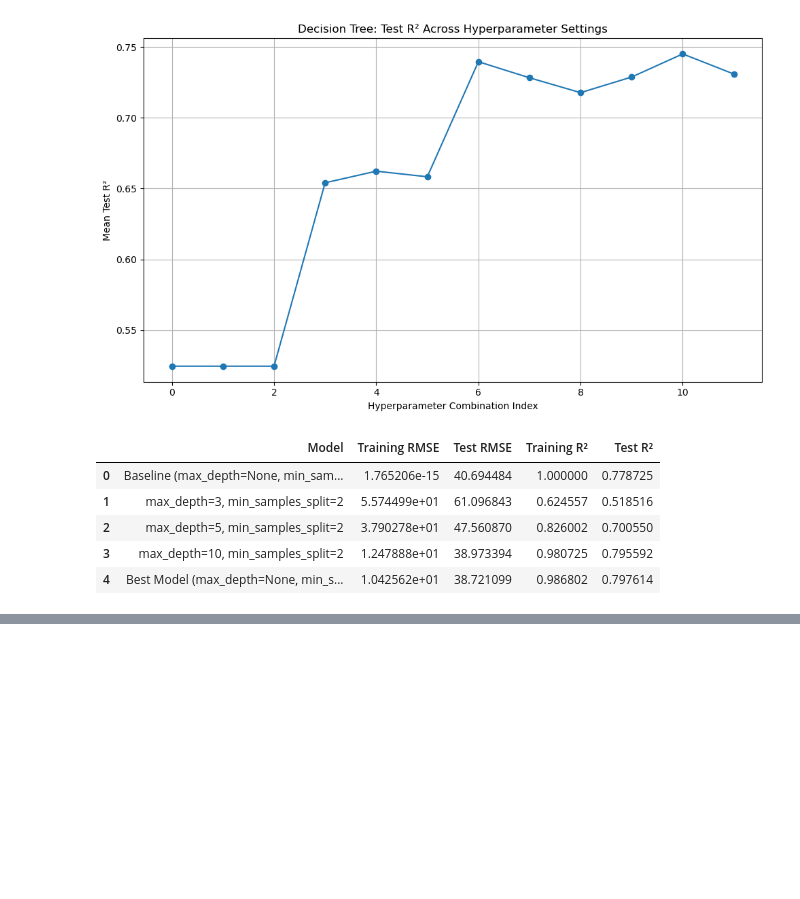
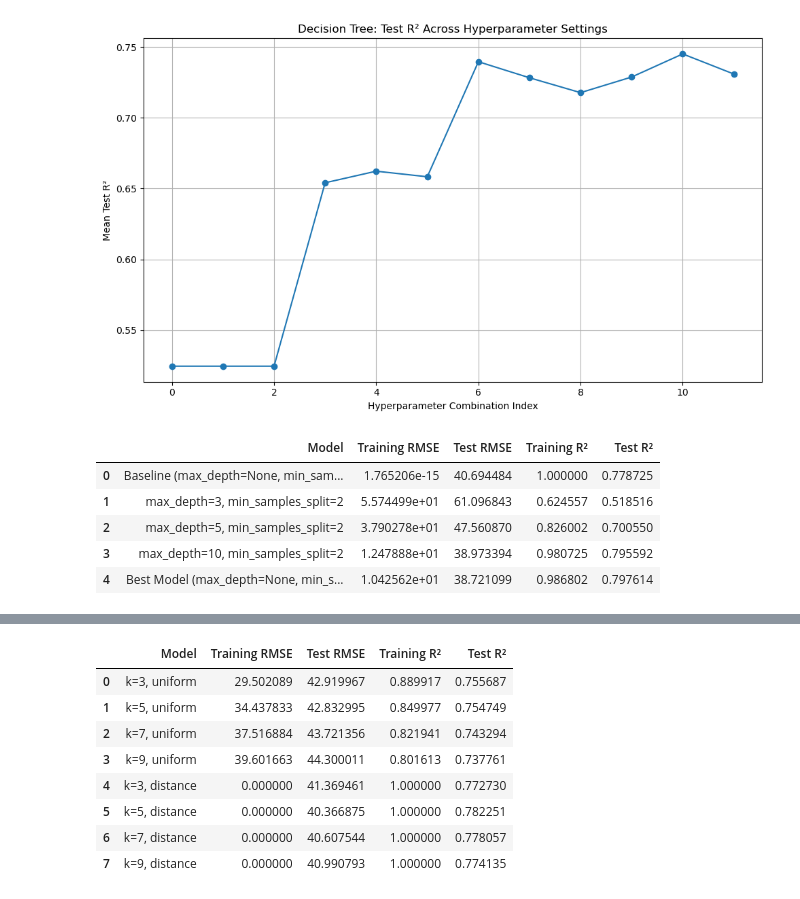
Before and after one commit to Kellylin-x/CT4101-Assignment2, a Jupyter notebook: notebooks/Assignment2_Regressor.ipynb, the cells around one changed output, grey strips where cells are left out. Cells and saved outputs as stored; diff of their text form; code cells hidden in the pictures; blank space fills up the shorter version.

```diff
--- a/notebooks/Assignment2_Regressor.ipynb
+++ b/notebooks/Assignment2_Regressor.ipynb
@@ -260,0 +290,51 @@ dt_comparison_table
+# %%
+from sklearn.model_selection import cross_validate, KFold
+from sklearn.neighbors import KNeighborsRegressor
+from sklearn.metrics import make_scorer, mean_squared_error
+import pandas as pd
+import numpy as np
+
+def rmse(y_true, y_pred):
+    return np.sqrt(mean_squared_error(y_true, y_pred))
+
+scoring = {"rmse": make_scorer(rmse, greater_is_better=False), "r2": "r2"}
+cv = KFold(n_splits=10, shuffle=True, random_state=42)
+
+models = [
+    ("k=3, uniform",   KNeighborsRegressor(n_neighbors=3, weights='uniform')),
+    ("k=5, uniform",   KNeighborsRegressor(n_neighbors=5, weights='uniform')),
+    ("k=7, uniform",   KNeighborsRegressor(n_neighbors=7, weights='uniform')),
+    ("k=9, uniform",   KNeighborsRegressor(n_neighbors=9, weights='uniform')),
+    ("k=3, distance",  KNeighborsRegressor(n_neighbors=3, weights='distance')),
+    ("k=5, distance",  KNeighborsRegressor(n_neighbors=5, weights='distance')),
+    ("k=7, distance",  KNeighborsRegressor(n_neighbors=7, weights='distance')),
+    ("k=9, distance",  KNeighborsRegressor(n_neighbors=9, weights='distance')),
+]
+
+rows = []
+
+for name, model in models:
+    cv_results = cross_validate(model, X_train_scaled, y_train,
+                                cv=cv, scoring=scoring, return_train_score=True)
+
+    rows.append([
+        name,
+        abs(cv_results["train_rmse"].mean()),
+        abs(cv_results["test_rmse"].mean()),
+        cv_results["train_r2"].mean(),
+        cv_results["test_r2"].mean()
+    ])
+
+knn_table = pd.DataFrame(rows, columns=["Model", "Training RMSE", "Test RMSE", "Training R²", "Test R²"])
+knn_table.to_csv("../data/knn_comparison_table.csv", index=False)
+knn_table
+# %% [output]
+|  | Model | Training RMSE | Test RMSE | Training R² | Test R² |
+| 0 | k=3, uniform | 29.502089 | 42.919967 | 0.889917 | 0.755687 |
+| 1 | k=5, uniform | 34.437833 | 42.832995 | 0.849977 | 0.754749 |
+| 2 | k=7, uniform | 37.516884 | 43.721356 | 0.821941 | 0.743294 |
+| 3 | k=9, uniform | 39.601663 | 44.300011 | 0.801613 | 0.737761 |
+| 4 | k=3, distance | 0.000000 | 41.369461 | 1.000000 | 0.772730 |
+| 5 | k=5, distance | 0.000000 | 40.366875 | 1.000000 | 0.782251 |
+| 6 | k=7, distance | 0.000000 | 40.607544 | 1.000000 | 0.778057 |
+| 7 | k=9, distance | 0.000000 | 40.990793 | 1.000000 | 0.774135 |
```
Also changed, not shown: parts of 4 cells of this notebook, 6 other files.
